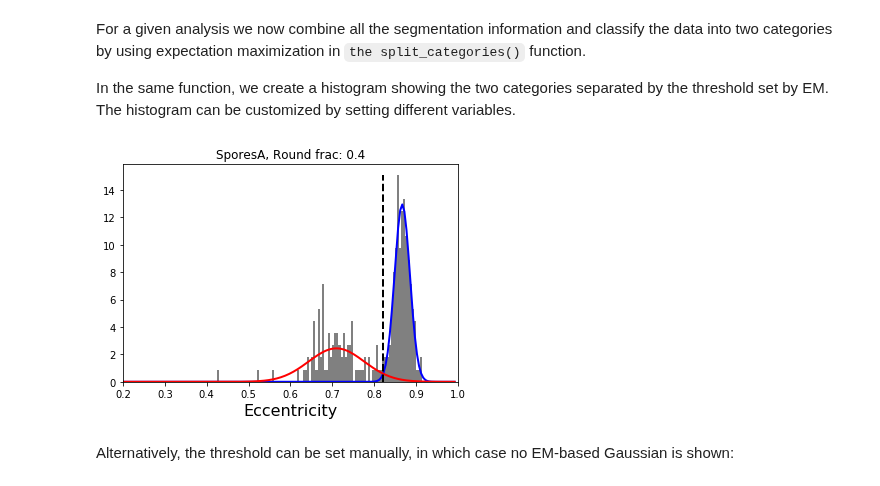
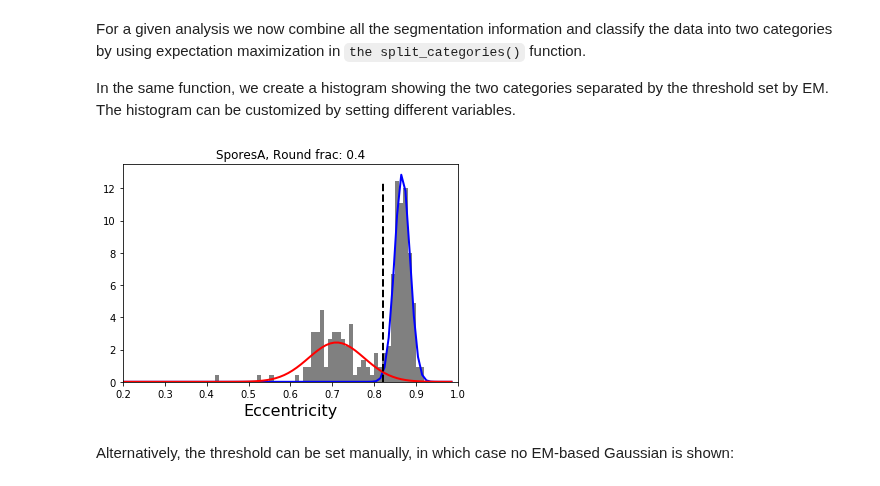
Before and after one commit to guiwitz/sporeseg, a Jupyter notebook: notebooks/Spore_segmentation_demo.ipynb, the cells around one changed output. Drawn from its saved outputs; the diff is of its cells as text; code cells hidden in the pictures.

Commit message:
adjustable histogram bin widht

```diff
--- a/notebooks/Spore_segmentation_demo.ipynb
+++ b/notebooks/Spore_segmentation_demo.ipynb
@@ -35,10 +35,11 @@ In the same function, we create a histogram showing the two categories separated
 # %%
 spores.show_legend = False
 spores.show_title = True
 spores.threshold = None
+spores.bin_width = 0.01
 spores.split_categories(spores.path_to_analysis(exp_folder, result_folder))
 # %% [output]
-[figure, old version]
+[figure, new version]
 # %% [markdown]
 Alternatively, the threshold can be set manually, in which case no EM-based Gaussian is shown:
 # %%
```
Also changed, not shown: 4 other files.
